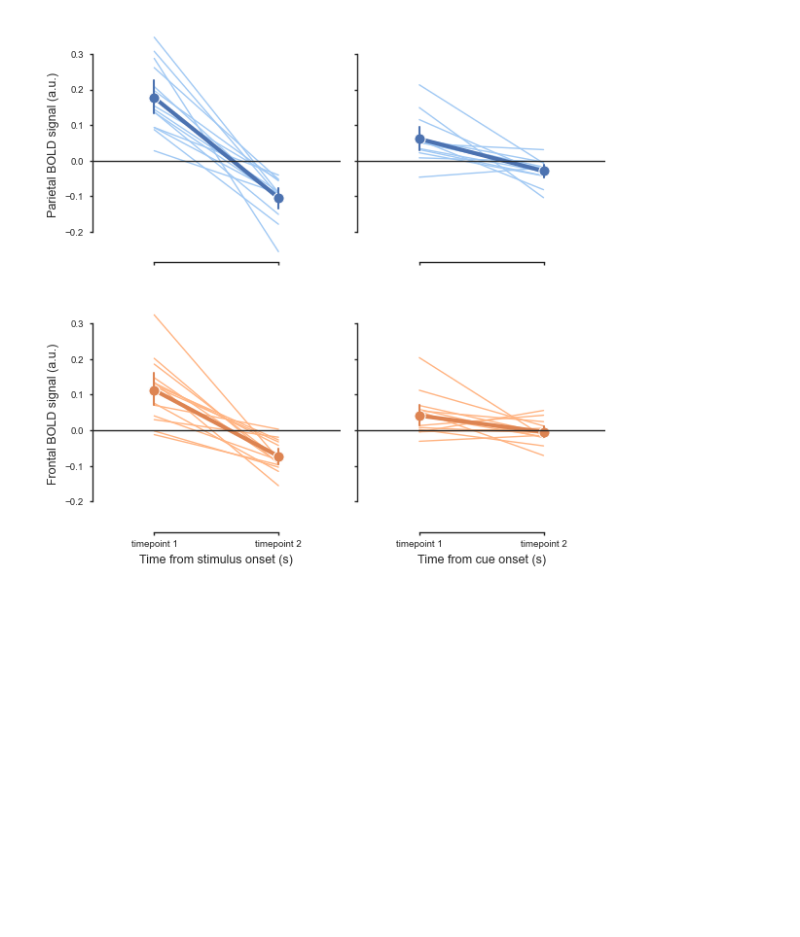
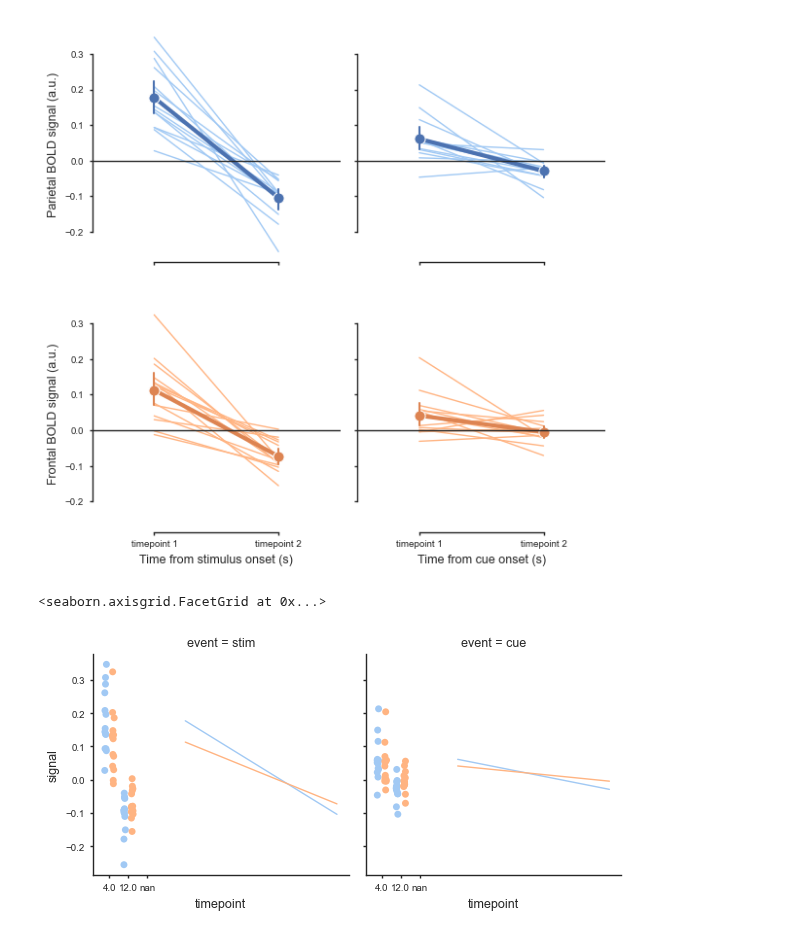
Before and after one commit to anne-urai/lab_wiki, a Jupyter notebook: FigureWorkshop.ipynb, the cells around one changed output. Cells and saved outputs as stored; diff of their text form; code cells hidden in the pictures; blank space fills up the shorter version.

```diff
--- a/FigureWorkshop.ipynb
+++ b/FigureWorkshop.ipynb
@@ -164,3 +166,25 @@ g.axes[1,1].set(title=None, ylabel=None,
  Text(322.02777777777777, 0.5, ''),
  Text(0.5, 25.89062499999997, 'Time from cue onset (s)')]
 [figure]
+# %%
+# now imagine these data were not paired, but from different subjects
+# and that we wanted to compare different areas in one plot
+
+g = sns.FacetGrid(df[df.timepoint.isin([4,12])], # now only plot the data at these timepoints
+                   col='event') # split by brain regions and events
+g.map(sns.stripplot, 'timepoint', 'signal',
+      hue=df.region, palette='pastel',
+      legend=False,
+      dodge=True)
+# now also show the group
+g.map(sns.lineplot, 'timepoint', 'signal',
+      hue=df.region, palette='pastel',
+      errorbar=None)
+# sns.pointplot(
+#     data=penguins, x="species", y="bill_depth_mm", hue="sex",
+#     dodge=.4, linestyle="none", errorbar=None,
+#     marker="_", markersize=20, markeredgewidth=3,
+# )
+# %% [output]
+<seaborn.axisgrid.FacetGrid at 0x...>
+[figure, added]
```
Also changed, not shown: parts of 1 cell of this notebook, 1 other file.
